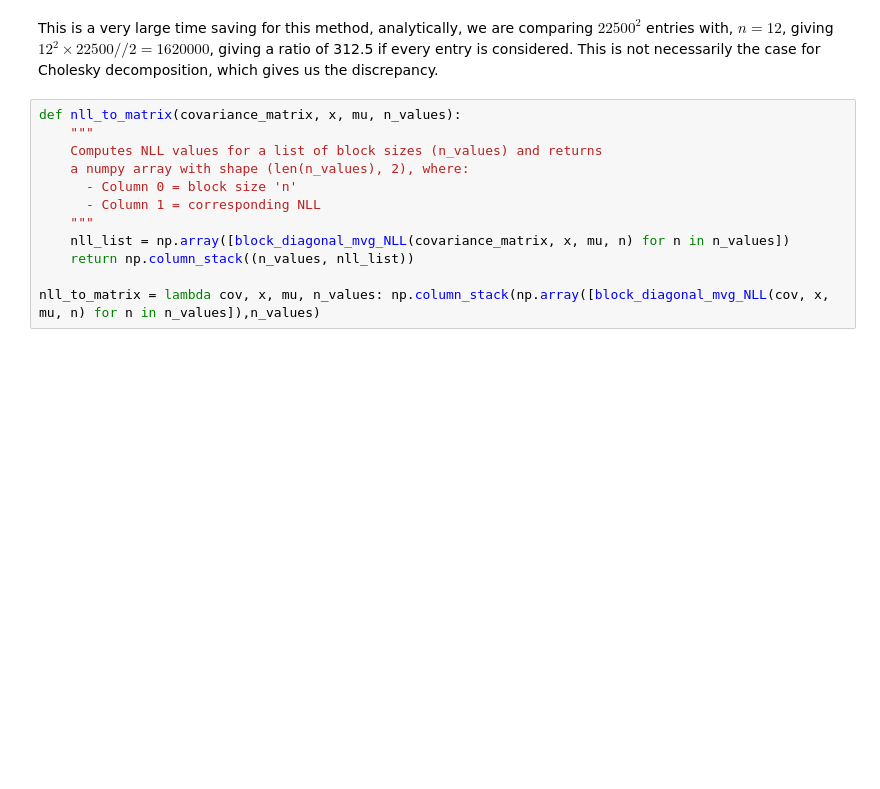
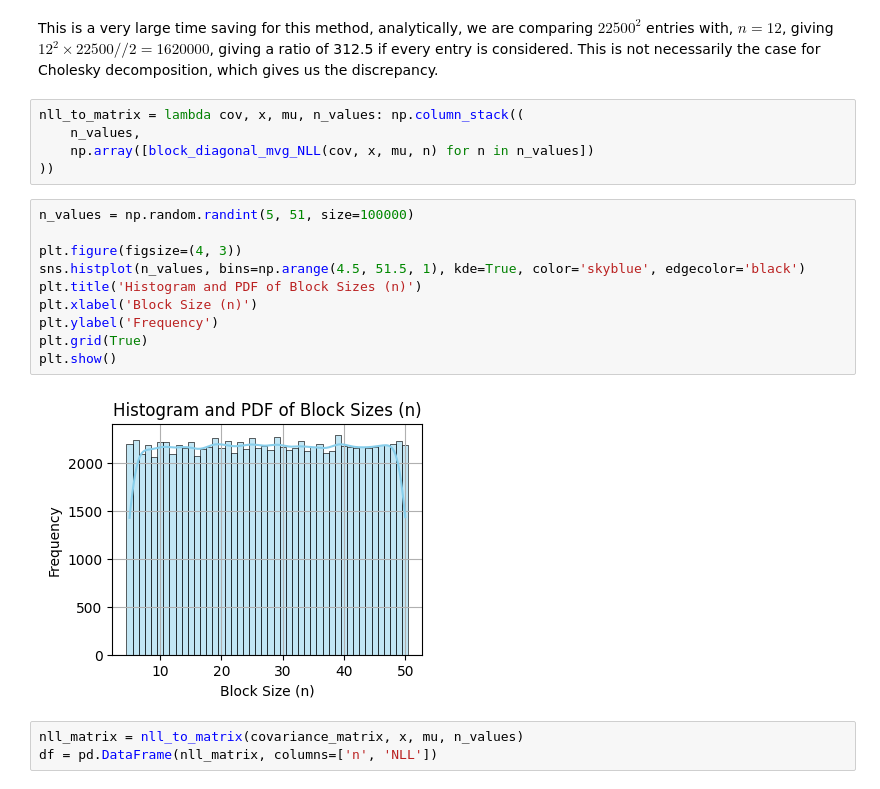
Before and after one commit to AbhishekDey03/mathematical-notebooks, a Jupyter notebook: covariance_matrix_calculations.ipynb, the cells around one changed output. Saved outputs shown, nothing was run; the diff lists cells and outputs as text; blank space fills up the shorter version.

Commit message:
Added visualisations

```diff
--- a/covariance_matrix_calculations.ipynb
+++ b/covariance_matrix_calculations.ipynb
@@ -252,15 +252,23 @@ block_diagonal_mvg_NLL(covariance_matrix,x,mu,n_values[0])
 5.12 ms ± 106 μs per loop (mean ± std. dev. of 7 runs, 100 loops each)
 # %% [markdown]
 This is a very large time saving for this method, analytically, we are comparing $22500^2$ entries with, $n=12$, giving $12^2 \times 22500//2 =1620000$, giving a ratio of 312.5 if every entry is considered. This is not necessarily the case for Cholesky decomposition, which gives us the discrepancy.
-# %%
-def nll_to_matrix(covariance_matrix, x, mu, n_values):
-    """
-    Computes NLL values for a list of block sizes (n_values) and returns
-    a numpy array with shape (len(n_values), 2), where:
-      - Column 0 = block size 'n'
-      - Column 1 = corresponding NLL
-    """
-    nll_list = np.array([block_diagonal_mvg_NLL(covariance_matrix, x, mu, n) for n in n_values])
-    return np.column_stack((n_values, nll_list))
-
-nll_to_matrix = lambda cov, x, mu, n_values: np.column_stack(np.array([block_diagonal_mvg_NLL(cov, x, mu, n) for n in n_values]),n_values)
+# %%
+nll_to_matrix = lambda cov, x, mu, n_values: np.column_stack((
+    n_values,
+    np.array([block_diagonal_mvg_NLL(cov, x, mu, n) for n in n_values])
+))
+# %%
+n_values = np.random.randint(5, 51, size=100000)
+
+plt.figure(figsize=(4, 3))
+sns.histplot(n_values, bins=np.arange(4.5, 51.5, 1), kde=True, color='skyblue', edgecolor='black')
+plt.title('Histogram and PDF of Block Sizes (n)')
+plt.xlabel('Block Size (n)')
+plt.ylabel('Frequency')
+plt.grid(True)
+plt.show()
+# %% [output]
+[figure, added]
+# %%
+nll_matrix = nll_to_matrix(covariance_matrix, x, mu, n_values)
+df = pd.DataFrame(nll_matrix, columns=['n', 'NLL'])
```
Also changed, not shown: parts of 4 cells of this notebook.
